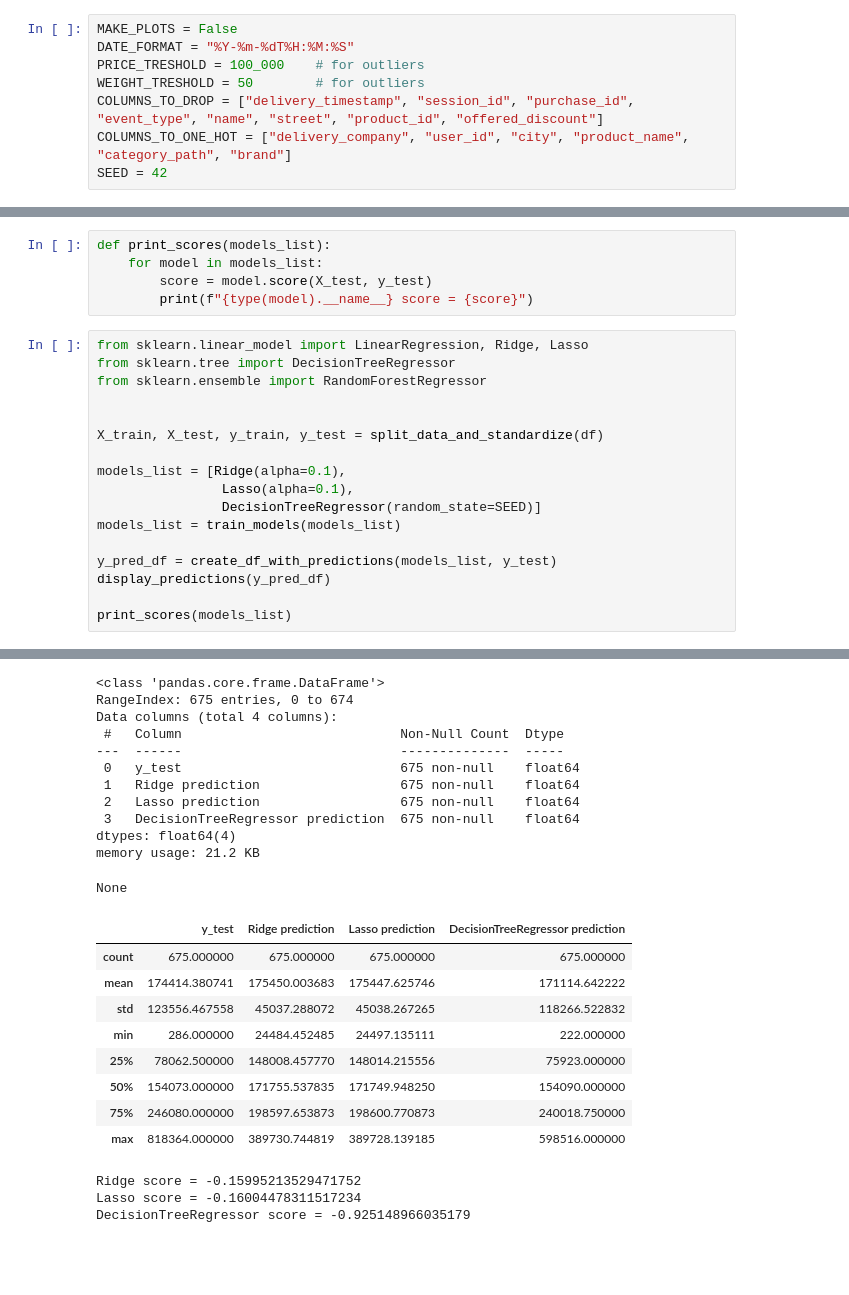
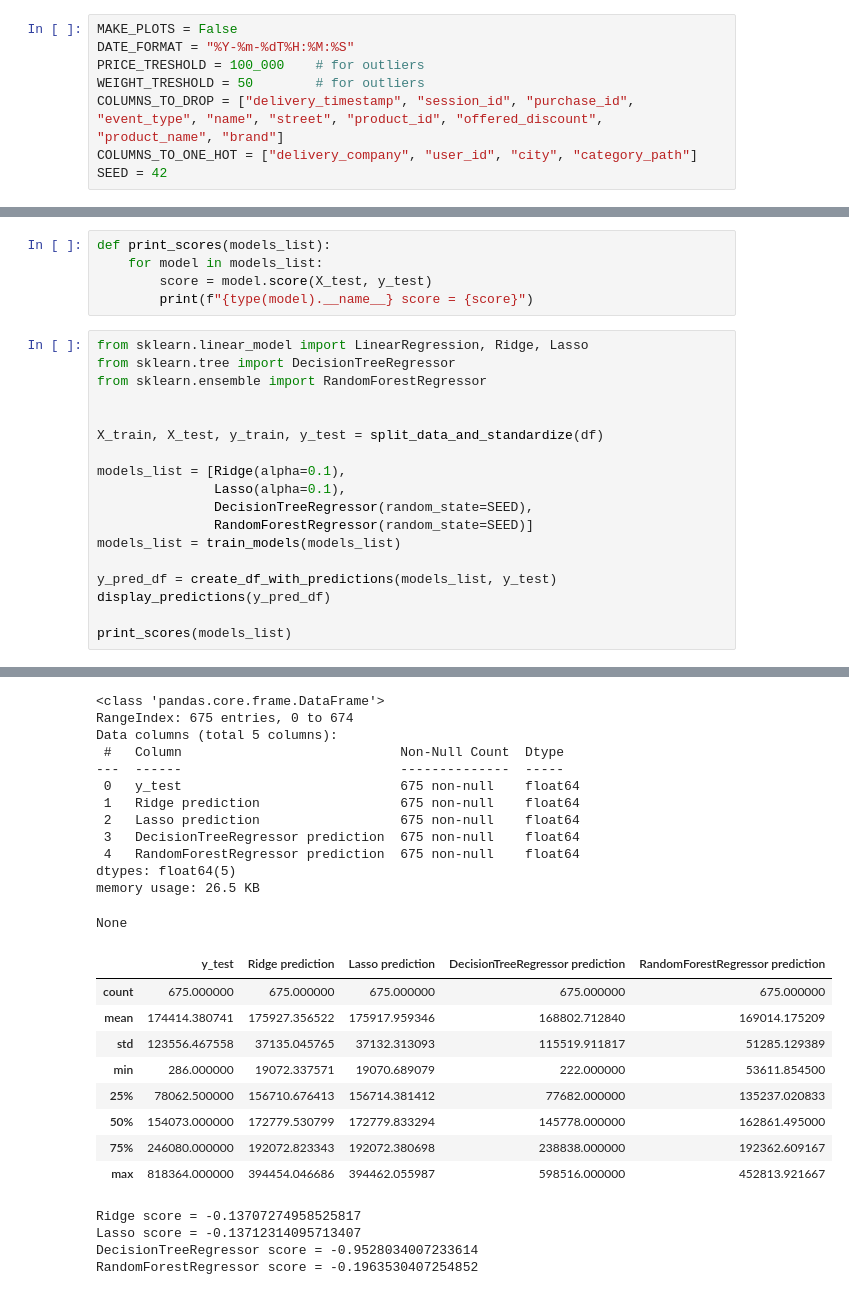
Before and after one commit to milosz-l/delivery-time, a Jupyter notebook: data_analysis.ipynb, the cells around one changed output, grey strips where cells are left out. Drawn from its saved outputs; the diff is of its cells as text; blank space fills up the shorter version.

Commit message:
test without brand

```diff
--- a/data_analysis.ipynb
+++ b/data_analysis.ipynb
@@ -23,8 +23,8 @@ MAKE_PLOTS = False
 DATE_FORMAT = "%Y-%m-%dT%H:%M:%S"
 PRICE_TRESHOLD = 100_000    # for outliers
 WEIGHT_TRESHOLD = 50        # for outliers
-COLUMNS_TO_DROP = ["delivery_timestamp", "session_id", "purchase_id", "event_type", "name", "street", "product_id", "offered_discount"]
-COLUMNS_TO_ONE_HOT = ["delivery_company", "user_id", "city", "product_name", "category_path", "brand"]
+COLUMNS_TO_DROP = ["delivery_timestamp", "session_id", "purchase_id", "event_type", "name", "street", "product_id", "offered_discount", "product_name", "brand"]
+COLUMNS_TO_ONE_HOT = ["delivery_company", "user_id", "city", "category_path"]
 SEED = 42
 # %% [markdown]
 # merging all data into one Datafram and other transformations
@@ -454,8 +454,9 @@ from sklearn.ensemble import RandomForestRegressor
 X_train, X_test, y_train, y_test = split_data_and_standardize(df)
 
 models_list = [Ridge(alpha=0.1),
-                Lasso(alpha=0.1),
-                DecisionTreeRegressor(random_state=SEED)]
+               Lasso(alpha=0.1),
+               DecisionTreeRegressor(random_state=SEED),
+               RandomForestRegressor(random_state=SEED)]
 models_list = train_models(models_list)
 
 y_pred_df = create_df_with_predictions(models_list, y_test)
@@ -472,24 +473,26 @@ print_scores(models_list)
 <class 'pandas.core.frame.DataFrame'>
 RangeIndex: 675 entries, 0 to 674
-Data columns (total 4 columns):
+Data columns (total 5 columns):
  #   Column                            Non-Null Count  Dtype
 ---  ------                            --------------  -----
  0   y_test                            675 non-null    float64
  1   Ridge prediction                  675 non-null    float64
  2   Lasso prediction                  675 non-null    float64
  3   DecisionTreeRegressor prediction  675 non-null    float64
-dtypes: float64(4)
-memory usage: 21.2 KB
+ 4   RandomForestRegressor prediction  675 non-null    float64
+dtypes: float64(5)
+memory usage: 26.5 KB
 None
-|  | y_test | Ridge prediction | Lasso prediction | DecisionTreeRegressor prediction |
-| count | 675.000000 | 675.000000 | 675.000000 | 675.000000 |
-| mean | 174414.380741 | 175450.003683 | 175447.625746 | 171114.642222 |
-| std | 123556.467558 | 45037.288072 | 45038.267265 | 118266.522832 |
-| min | 286.000000 | 24484.452485 | 24497.135111 | 222.000000 |
-| 25% | 78062.500000 | 148008.457770 | 148014.215556 | 75923.000000 |
-| 50% | 154073.000000 | 171755.537835 | 171749.948250 | 154090.000000 |
-| 75% | 246080.000000 | 198597.653873 | 198600.770873 | 240018.750000 |
-| max | 818364.000000 | 389730.744819 | 389728.139185 | 598516.000000 |
+|  | y_test | Ridge prediction | Lasso prediction | DecisionTreeRegressor prediction | RandomForestRegressor prediction |
+| count | 675.000000 | 675.000000 | 675.000000 | 675.000000 | 675.000000 |
+| mean | 174414.380741 | 175927.356522 | 175917.959346 | 168802.712840 | 169014.175209 |
+| std | 123556.467558 | 37135.045765 | 37132.313093 | 115519.911817 | 51285.129389 |
+| min | 286.000000 | 19072.337571 | 19070.689079 | 222.000000 | 53611.854500 |
+| 25% | 78062.500000 | 156710.676413 | 156714.381412 | 77682.000000 | 135237.020833 |
+| 50% | 154073.000000 | 172779.530799 | 172779.833294 | 145778.000000 | 162861.495000 |
+| 75% | 246080.000000 | 192072.823343 | 192072.380698 | 238838.000000 | 192362.609167 |
+| max | 818364.000000 | 394454.046686 | 394462.055987 | 598516.000000 | 452813.921667 |
-Ridge score = -0.15995213529471752
-Lasso score = -0.16004478311517234
-DecisionTreeRegressor score = -0.925148966035179
+Ridge score = -0.13707274958525817
+Lasso score = -0.13712314095713407
+DecisionTreeRegressor score = -0.9528034007233614
+RandomForestRegressor score = -0.1963530407254852
```
Also changed, not shown: parts of 4 cells of this notebook.
